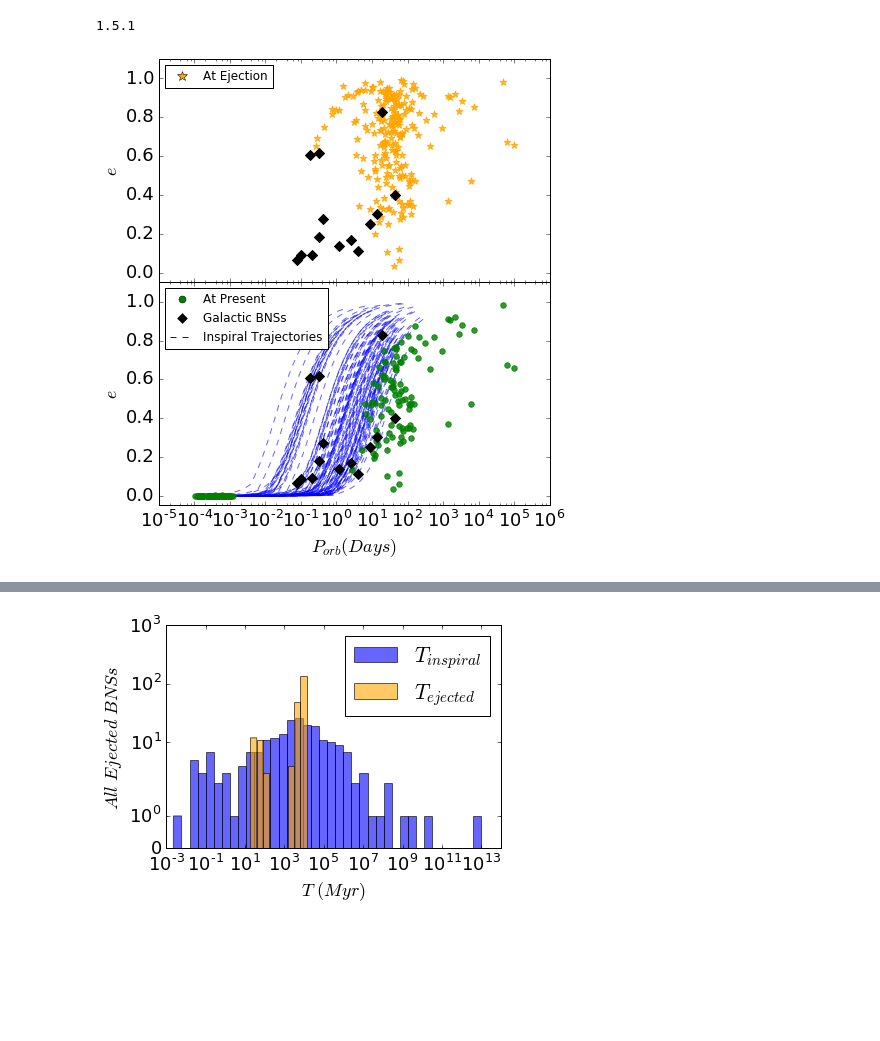
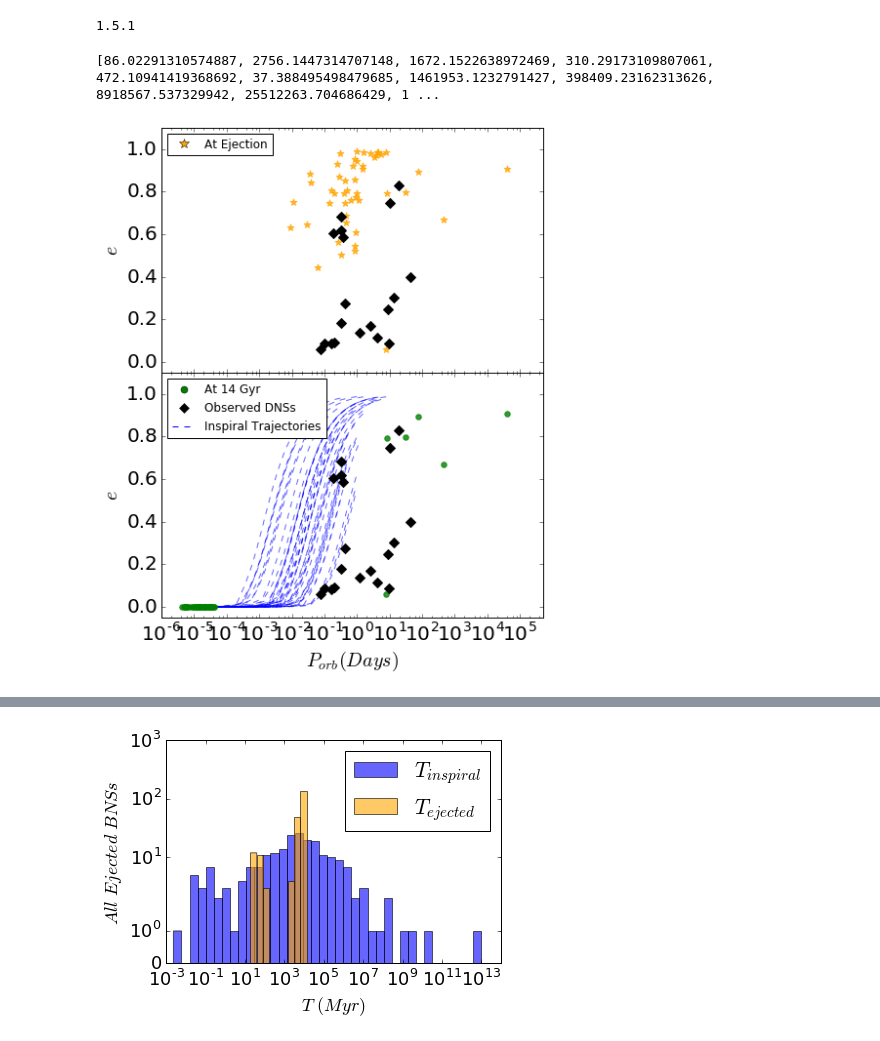
Before and after one commit to claireshiye/MyPythonCode, a Jupyter notebook: DNS_plot.ipynb, the cells around one changed output, grey strips where cells are left out. Cells and saved outputs as stored; diff of their text form; code cells hidden in the pictures; blank space fills up the shorter version.

Commit message:
A few upadtes related to DNS mergers

```diff
--- a/DNS_plot.ipynb
+++ b/DNS_plot.ipynb
@@ -11,23 +11,25 @@ from glob import glob
 from collections import Counter
 import ns
 import history_cmc as hic
-import seaborn as sns
 import math
 import scipy
 from scipy import stats
 import matplotlib.cm as cm
 import matplotlib as mpl
+import random
 from random import shuffle
 import ecc_calc as gwcalc
 import unit_convert
+import merger_rate_calculator as mr
+
 
 %matplotlib inline
 
-matplotlib.rcParams.update({'font.size': 18})
+matplotlib.rcParams.update({'font.size': 24})
 
 twopi=2.*np.pi
 yearsc=3.1557*10**7
-figsave='/projects/b1011/syr904/projects/SGRB'
+figsave='/projects/b1095/syr904/projects/SGRB'
 Kconst=9.87*10**-48 ##yr/G^2
 Gconst=6.674*10**-8 ##cm3*g-1*s-2
 clight=3*10**10 ##cm/s
@@ -35,20 +37,30 @@ Msun=2*10**33 ##gram
 AU=1.496*10**13  ##cm
 PC=3.086*10**18  ##cm
 
-savepath='/projects/b1011/syr904/projects/SGRB/'
+savepath='/projects/b1095/syr904/projects/SGRB/'
 # %% [output]
 1.5.1
 # %%
 ###Plot the evolution of the eccentricity and semi-major axis of the escaped binary NSs
-datanum=np.genfromtxt('/projects/b1011/syr904/projects/SGRB/extrememodels/Escbns.dat')
-m0=datanum[:,4]; m1=datanum[:,5]; semimajor=datanum[:,8]; ecc=datanum[:,9]
-t_esc=np.array(datanum[:,2]); t_inspiral=np.array(datanum[:,3])
+data_dns=np.genfromtxt('/projects/b1095/syr904/projects/SGRB/newruns/data_set_1/Esc_DNS_new.dat')
+m0=data_dns[:,4]; m1=data_dns[:,5]; semimajor=data_dns[:,8]; ecc=data_dns[:,9]
+t_esc=np.array(data_dns[:,2]); t_inspiral=np.array(data_dns[:,3])
 ttot=t_esc+t_inspiral  ##in Myr
 t_evolv=14000.-t_esc ##in Myr
 #print t_evolv, t_esc, t_inspiral
 
-dataobs=np.genfromtxt('/projects/b1011/syr904/projects/SGRB/extrememodels/galactic_bns.dat')
-Pobs=dataobs[:,1]; eobs=dataobs[:,2]; m0obs=dataobs[:,3]; m1obs=dataobs[:,4]
+dataobs=np.genfromtxt('/projects/b1095/syr904/projects/SGRB/allobs_DNS.dat')
+Pobs=dataobs[:,1]; eobs=dataobs[:,2]; m0obs=dataobs[:,6]; m1obs=dataobs[:,7]
+
+##Calculate the inspiral time of observed DNSs
+tobs_insp=[]; aobs=[]
+for i in range(len(Pobs)):
+    aobs.append(unit_convert.period_to_au(Pobs[i], m0obs[i], m1obs[i]))
+    tobs=t_inspiral=gwcalc.t_inspiral_2(aobs[i], eobs[i], m0obs[i], m1obs[i], 0, 0, 0, 1100)/10**6 ##in Myr
+    tobs_insp.append(tobs)
+
+print tobs_insp
+
 
 ##Change the observed periods to sma
 #ag=[]; eg=[]; m0g=[]; m1g=[]
@@ -58,56 +70,61 @@ Pobs=dataobs[:,1]; eobs=dataobs[:,2]; m0obs=dataobs[:,3]; m1obs=dataobs[:,4]
 #        eg.append(eobs[k]); m0g.append(m0obs[k]); m1g.append(m1obs[k])
 
 
-##Change the model sma to periods
+##Change the model sma to periods in days
 Pm=[]
 for k in range(len(semimajor)):
     Pm.append(unit_convert.au_to_period(semimajor[k], m0[k], m1[k]))
 
 
+##Make signs for legends
 rdot=mlines.Line2D([], [],  linestyle = 'None', color='r', marker='o',
-                  markersize=6, label='At 14 Gyr')
+                  markersize=7, label='At 14 Gyr')
 ystar=mlines.Line2D([], [],  linestyle = 'None', color='orange', marker='*',
                   markersize=10, label='At Ejection')
 kdot=mlines.Line2D([], [],  linestyle = 'None', color='k', marker='D',
-                  markersize=7, label='Galactic BNSs')
+                  markersize=7, label='Observed DNSs')
 gdot=mlines.Line2D([], [],  linestyle = 'None', color='g', marker='o',
-                  markersize=7, label='At Present')
+                  markersize=7, label='At 14 Gyr')
 bline=mlines.Line2D([], [],  linestyle = '--', color='b', label='Inspiral Trajectories')
 
-plt.rcParams['figure.figsize'] = [7, 8]
+
+##Plotting
+plt.rcParams['figure.figsize'] = [7, 9]
 
 fig, (ax1, ax2)=plt.subplots(nrows=2, sharex=True)
 fig.subplots_adjust(hspace=0)
 for i in range(len(m0)):
     P=[]
     if ttot[i]<=14000.:
         t, a, e=gwcalc.t_inspiral_2(semimajor[i], ecc[i], m0[i], m1[i], 0, 1, 0, 1100)
         for j in range(len(a)):
             P.append(unit_convert.au_to_period(a[j], m0[i], m1[i]))
         ax2.plot(P,e, color='b', lw=1.0, ls='--', zorder=1, alpha=0.6)
         ax2.scatter(P[-1], e[-1], color='green', s=30, marker='o', alpha=0.8, zorder=2)
     else:
         t, a, e=gwcalc.t_inspiral_2(semimajor[i], ecc[i], m0[i], m1[i], t_evolv[i]*10**6, 1, 0, 1100)
         for j in range(len(a)):
             P.append(unit_convert.au_to_period(a[j], m0[i], m1[i]))
         ax2.plot(P,e, color='b', ls='--', lw=1.0, zorder=1, alpha=0.6)
         ax2.scatter(P[-1], e[-1], color='green', s=30, marker='o', alpha=0.8, zorder=2)
 
     #print i
 
+
 ax1.scatter(Pm, ecc, color='orange', s=50, marker='*', alpha=0.8,zorder=2)
 ax1.scatter(Pobs, eobs, color='k', marker='D', s=50, zorder=3)
 ax2.scatter(Pobs, eobs, color='k', marker='D', s=50, zorder=3)
 ax1.set_ylabel(r'$e$')
 ax1.set_ylim(-0.05, 1.1)
 ax2.set_xlabel(r'$P_{orb}(Days)$')
 ax2.set_ylabel(r'$e$')
 ax2.set_xscale('log')
-ax2.set_xlim(10**-5, 10**6)
+ax2.set_xlim(10**-6, 5*10**5)
 ax2.set_ylim(-0.05, 1.1)
 
 ax1.legend(handles=[ystar], loc='upper left', prop={'size': 12}, numpoints=1, frameon=True)
-ax2.legend(handles=[gdot, kdot, bline], loc='best', prop={'size': 12}, numpoints=1, frameon=True)
-plt.savefig(savepath+'extrememodels/ae_evolv_allbns.pdf', dpi=300, bbox_inches='tight')
+ax2.legend(handles=[gdot, kdot, bline], loc='upper left', prop={'size': 12}, numpoints=1, frameon=True)
+plt.savefig(savepath+'newruns/plots/ae_evolv_alldns.pdf', dpi=300, bbox_inches='tight')
 # %% [output]
+[86.02291310574887, 2756.1447314707148, 1672.1522638972469, 310.29173109807061, 472.10941419368692, 37.388495498479685, 1461953.1232791427, 398409.23162313626, 8918567.537329942, 25512263.704686429, 1 ...
-[figure, old version]
+[figure, new version]
```
Also changed, not shown: parts of 14 cells of this notebook, 25 other files.
